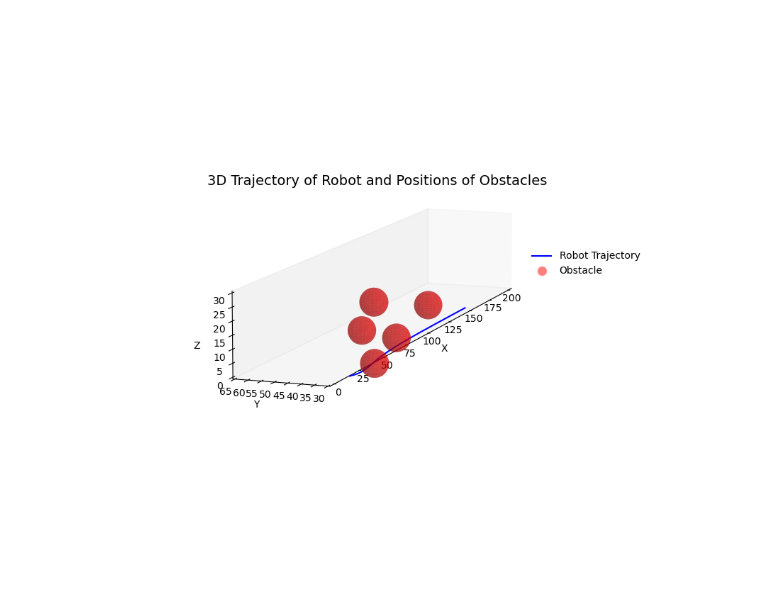
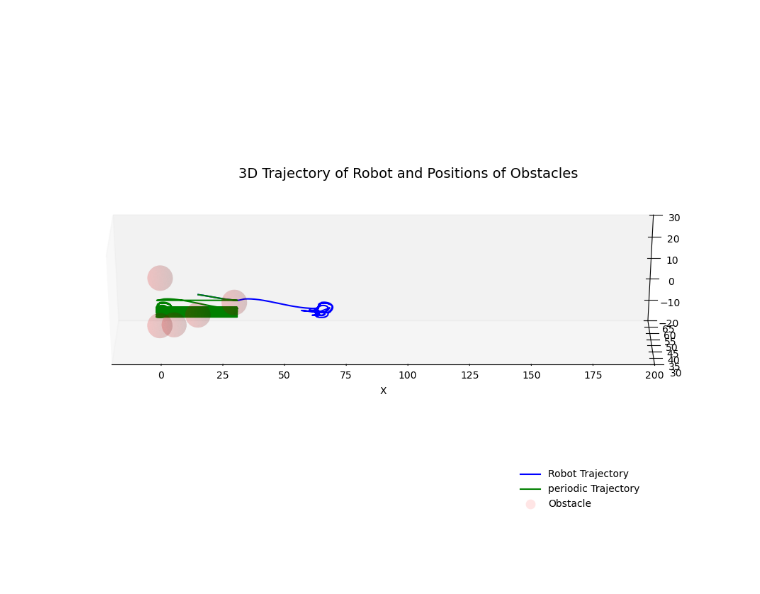
Before and after one commit to JainOthniel/path_plan_hydrodynamics, a Jupyter notebook: static_obstacles/static_obstacle_test_1.ipynb, the cells around one changed output. Drawn from its saved outputs; the diff is of its cells as text; code cells hidden in the pictures.

Commit message:
made the code periodic and option to wrtie positions in to csv files in static_obstacle_test_1.ipynb

```diff
--- a/static_obstacles/static_obstacle_test_1.ipynb
+++ b/static_obstacles/static_obstacle_test_1.ipynb
@@ -148,3 +74,0 @@ traje = solve_ivp(velocity_robot, tspan, r_d, method='RK45', t_eval=t_eval, args
-# %%
-# position_x, position_y,
-position = np.array([traje.y[0][::1000], traje.y[1][::1000], traje.y[2][::1000]]).T
@@ -172,45 +192,49 @@ ax = fig.add_subplot(111, projection='3d')
 # ax = fig.gca(projection='3d')
 
 # Plot the robot's 3D trajectory (X, Y, Z)
-ax.plot(traje.y[0], traje.y[1], traje.y[2], color='blue', label='Robot Trajectory')
+# ax.plot(traje.y[0], traje.y[1], traje.y[2], color='blue', label='Robot Trajectory')
+ax.plot(wrap_traje.y[0], wrap_traje.y[1], wrap_traje.y[2], color='blue', label='Robot Trajectory')
+ax.plot(wrap_tra[:,0], wrap_tra[:,1], wrap_tra[:,2], color='green', label='Robot Trajectory -wrapp')
 
 # Plot the obstacles as spheres
 for idx, obs in enumerate(r_o):
     # Create a sphere for each obstacle
     u, v = np.mgrid[0:2*np.pi:100j, 0:np.pi:100j]
     x = a_o * np.cos(u) * np.sin(v) + obs[0]
     y = a_o * np.sin(u) * np.sin(v) + obs[1]
     z = a_o * np.cos(v) + obs[2]
-    ax.plot_surface(x, y, z, color='red', alpha=0.5, rstride=5, cstride=5)
+    ax.plot_surface(x, y, z, color='red', alpha=0.1, rstride=5, cstride=5)
 
 # Customize labels, limits, and aspect
 # ax.set_title('3D Trajectory of Robot and Positions of Obstacles',loc='center')
 title_x, title_y = 100, 50  # Coordinates for title placement
 ax.text(title_x, title_y, 55, '3D Trajectory of Robot and Positions of Obstacles', fontsize=14, ha='center')#transform=ax.transAxes)
 ax.set_xlabel('X',labelpad=30)
 ax.set_ylabel('Y',labelpad=10)
 ax.set_zlabel('Z',labelpad=10)
-ax.set_xlim([0, 200])
+ax.set_xlim([-20, 200])
 ax.set_ylim([30, 65])
-ax.set_zlim([0, 30])
+ax.set_zlim([-20, 30])
 ax.set_aspect('equal')
 ax.grid(False)
 # set_axes_equal(ax)
 # ax.set_zlim([0, 50])
 # ax.set_box_aspect([, 1, 1])  # Aspect ratio is 1:1:1
 # set_gidrid(False)
 # Custom legend handles for 3D plot
-line_handle = Line2D([0], [0], color='blue', label='Robot Trajectory')
+line_handle_unwrap = Line2D([0], [0], color='blue', label='Robot Trajectory')
+line_handle_wrap = Line2D([0], [0], color='green', label='periodic Trajectory')
+
 circle_handle = Line2D([0], [0], marker='o', color='w', label='Obstacle',
-                       markerfacecolor='red', markersize=10, alpha=0.5)
-ax.legend(frameon=False, bbox_to_anchor=(1.0, 0.6), handles=[line_handle, circle_handle], loc='upper right')
-ax.view_init(elev=10, azim=200)
+                       markerfacecolor='red', markersize=10, alpha=0.1)
+ax.legend(frameon=False, bbox_to_anchor=(1.0, 0.2), handles=[line_handle_unwrap, line_handle_wrap, circle_handle], loc='upper right')
+ax.view_init(elev=30, azim=270)
 # Adjust subplot parameters to reduce whitespace
 plt.tight_layout()
 # plt.subplots_adjust(left=0.05, right=0.95, top=0.95, bottom=0.05)
 plt.show()
 # %% [output]
-[figure, old version]
+[figure, new version]
 # %%
 
 plt.figure(figsize=(10, 6))
```
Also changed, not shown: parts of 5 cells of this notebook, 6 other files.
